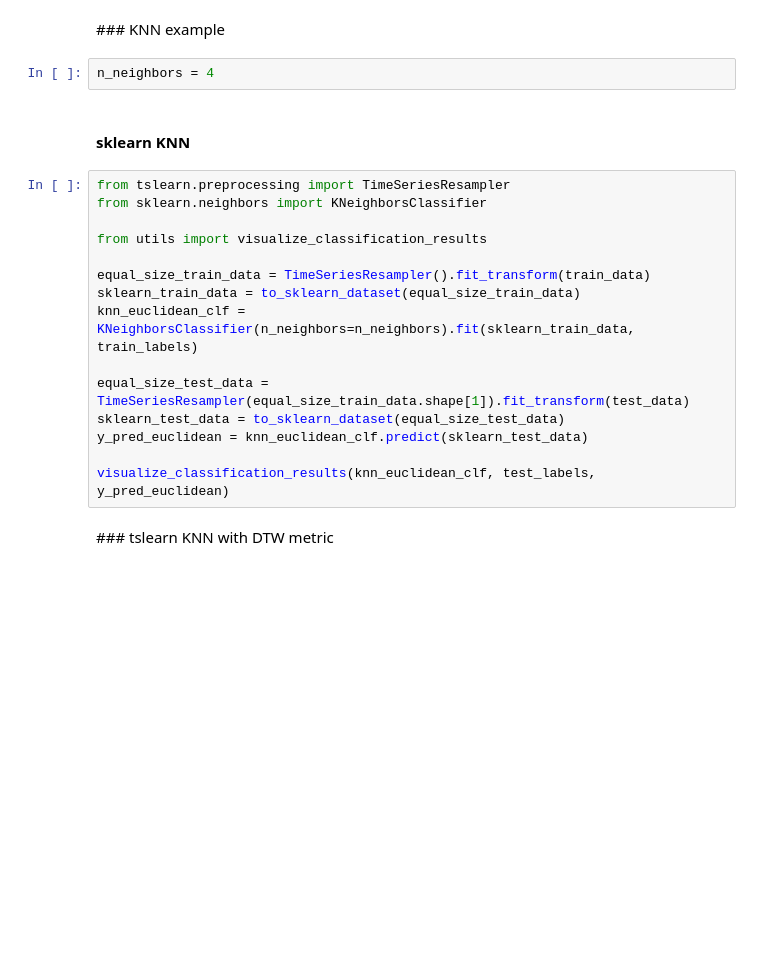
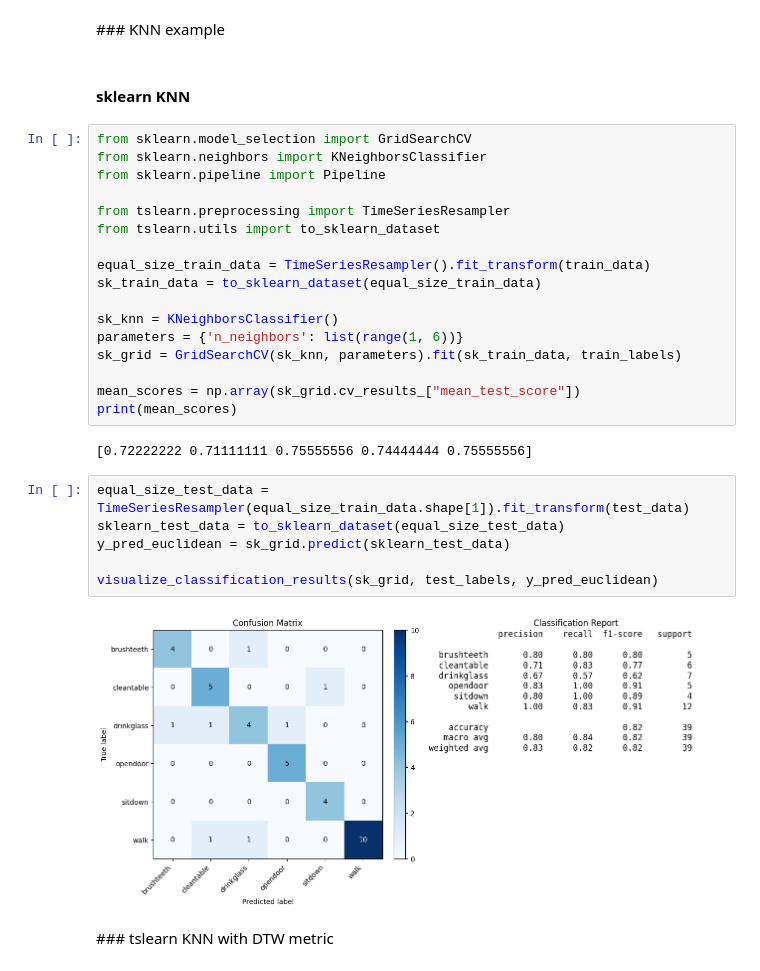
Before and after one commit to ia-p16/tslearn-workshop-2026, a Jupyter notebook: workshop.ipynb, the cells around one changed output. Drawn from its saved outputs; the diff is of its cells as text; blank space fills up the shorter version.

```diff
--- a/workshop.ipynb
+++ b/workshop.ipynb
@@ -183,24 +208,34 @@ for i in range(n_classes):
 # %% [markdown]
 ### KNN example
-# %%
-n_neighbors = 4
 # %% [markdown]
 #### sklearn KNN
 # %%
+from sklearn.model_selection import GridSearchCV
+from sklearn.neighbors import KNeighborsClassifier
+from sklearn.pipeline import Pipeline
+
 from tslearn.preprocessing import TimeSeriesResampler
-from sklearn.neighbors import KNeighborsClassifier
-
-from utils import visualize_classification_results
+from tslearn.utils import to_sklearn_dataset
 
 equal_size_train_data = TimeSeriesResampler().fit_transform(train_data)
-sklearn_train_data = to_sklearn_dataset(equal_size_train_data)
-knn_euclidean_clf = KNeighborsClassifier(n_neighbors=n_neighbors).fit(sklearn_train_data, train_labels)
+sk_train_data = to_sklearn_dataset(equal_size_train_data)
 
-equal_size_test_data = TimeSeriesResampler(equal_size_train_data.shape[1]).fit_transform(test_data)
-sklearn_test_data = to_sklearn_dataset(equal_size_test_data)
-y_pred_euclidean = knn_euclidean_clf.predict(sklearn_test_data)
+sk_knn = KNeighborsClassifier()
+parameters = {'n_neighbors': list(range(1, 6))}
+sk_grid = GridSearchCV(sk_knn, parameters).fit(sk_train_data, train_labels)
 
-visualize_classification_results(knn_euclidean_clf, test_labels, y_pred_euclidean)
+mean_scores = np.array(sk_grid.cv_results_["mean_test_score"])
+print(mean_scores)
+# %% [output]
+[0.72222222 0.71111111 0.75555556 0.74444444 0.75555556]
+# %%
+equal_size_test_data = TimeSeriesResampler(equal_size_train_data.shape[1]).fit_transform(test_data)
+sklearn_test_data = to_sklearn_dataset(equal_size_test_data)
+y_pred_euclidean = sk_grid.predict(sklearn_test_data)
+
+visualize_classification_results(sk_grid, test_labels, y_pred_euclidean)
+# %% [output]
+[figure, added]
 # %% [markdown]
 ### tslearn KNN with DTW metric
 # %%
```
Also changed, not shown: parts of 17 cells of this notebook.
